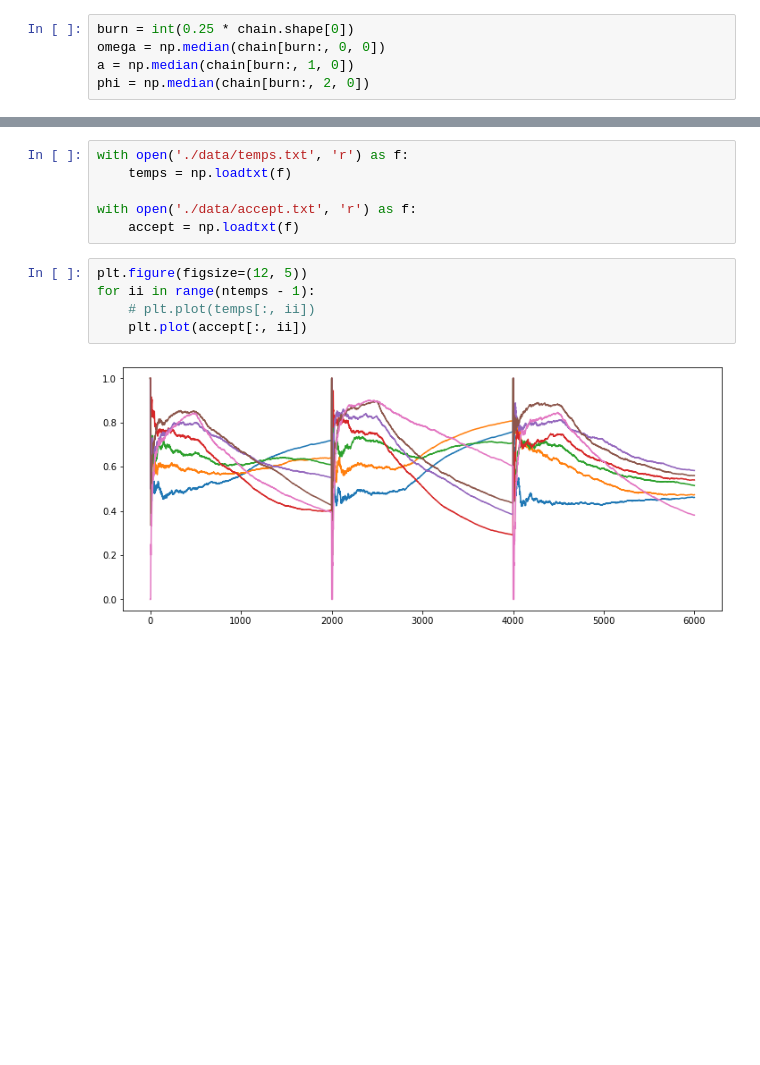
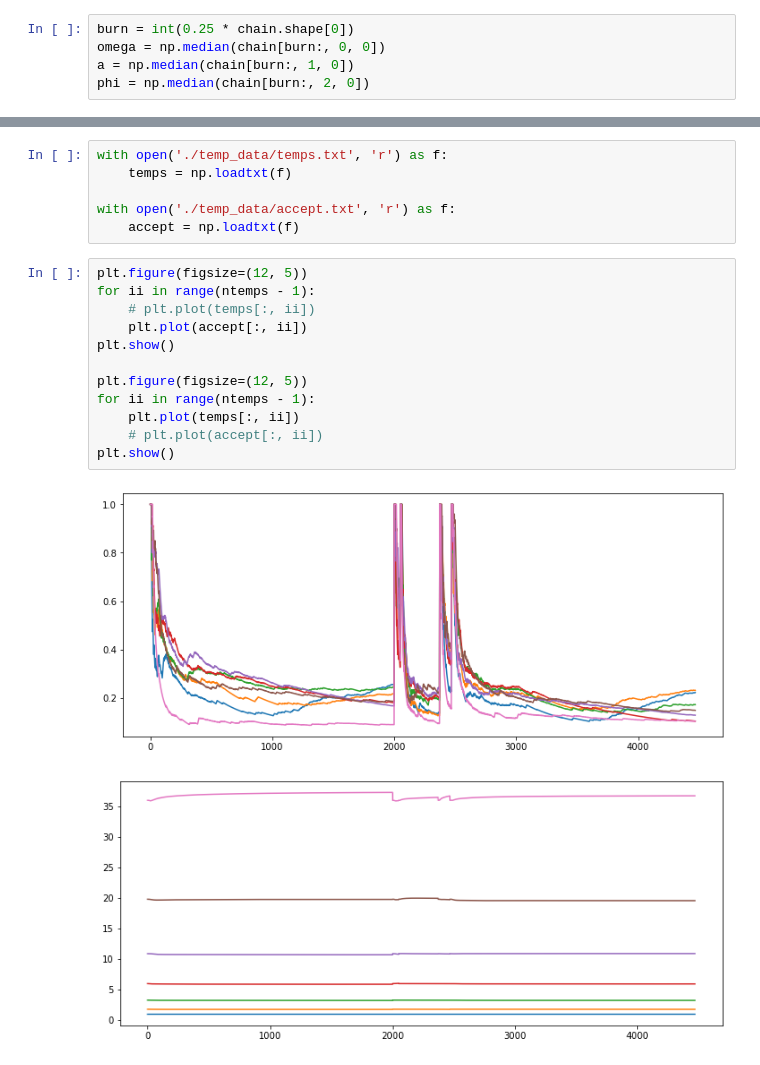
Before and after one commit to AaronDJohnson/impulse_mcmc, a Jupyter notebook: examples/test.ipynb, the cells around one changed output, grey strips where cells are left out. Drawn from its saved outputs; the diff is of its cells as text; blank space fills up the shorter version.

```diff
--- a/examples/test.ipynb
+++ b/examples/test.ipynb
@@ -47,16 +52,24 @@ print(phi, phi_real)
 # %%
-with open('./data/temps.txt', 'r') as f:
+with open('./temp_data/temps.txt', 'r') as f:
     temps = np.loadtxt(f)
 
-with open('./data/accept.txt', 'r') as f:
+with open('./temp_data/accept.txt', 'r') as f:
     accept = np.loadtxt(f)
 # %%
 plt.figure(figsize=(12, 5))
 for ii in range(ntemps - 1):
     # plt.plot(temps[:, ii])
     plt.plot(accept[:, ii])
+plt.show()
+
+plt.figure(figsize=(12, 5))
+for ii in range(ntemps - 1):
+    plt.plot(temps[:, ii])
+    # plt.plot(accept[:, ii])
+plt.show()
 # %% [output]
-[figure, old version]
+[figure, new version]
+[figure, added]
 # %%
 for ii in range(ntemps):
     fig, ax = plt.subplots(1, 3, figsize=(15, 5))
```
Also changed, not shown: parts of 13 cells of this notebook, 7 other files.
